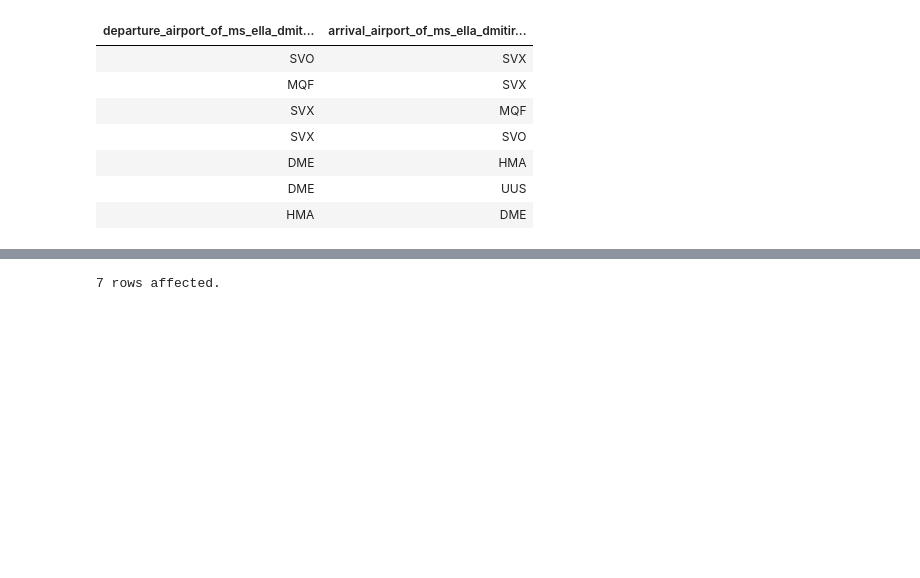
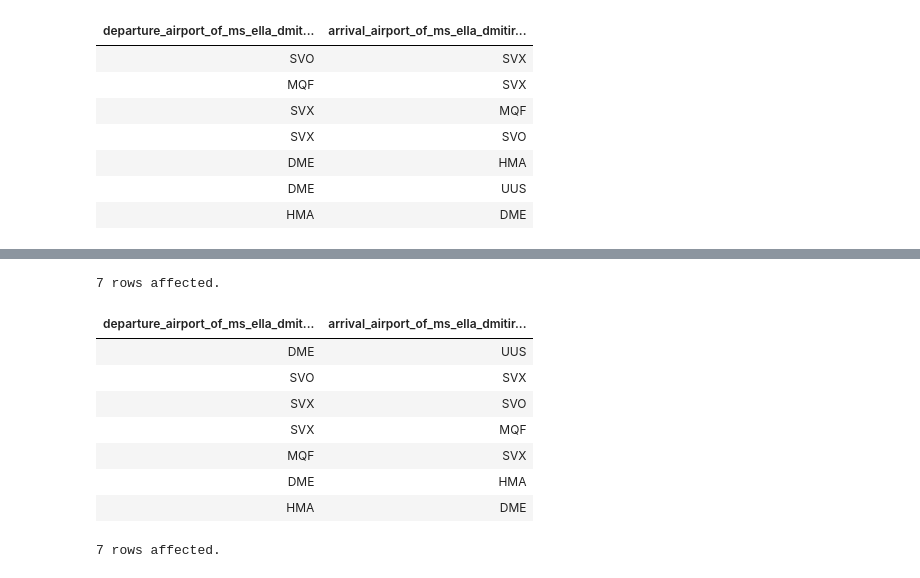
Before and after one commit to Posobiloff/GSOM3, a Jupyter notebook: Assignment16/SQL queries.ipynb, the cells around one changed output, grey strips where cells are left out. Saved outputs shown, nothing was run; the diff lists cells and outputs as text; code cells hidden in the pictures; blank space fills up the shorter version.

```diff
--- a/Assignment16/SQL queries.ipynb
+++ b/Assignment16/SQL queries.ipynb
@@ -268,3 +288,21 @@ WHERE flight_id in (SELECT flight_id
+# %%
+%%sql $CONNECT_DATA
+SELECT departure_airport as departure_airport_of_Ms_Ella_Dmitirieva,
+arrival_airport as arrival_airport_of_Ms_Ella_Dmitirieva
+FROM Flights
+JOIN Ticket_flights USING(flight_id)
+JOIN Tickets USING(ticket_no)
+WHERE passenger_name = 'ELLA DMITRIEVA'
+# %% [output]
+7 rows affected.
+| departure_airport_of_ms_ella_dmit... | arrival_airport_of_ms_ella_dmitir... |
+| DME | UUS |
+| SVO | SVX |
+| SVX | SVO |
+| SVX | MQF |
+| MQF | SVX |
+| DME | HMA |
+| HMA | DME |
 # %%
 #WOW, she travelled to my hometown (Magnitogorsk, MQF) even!
 # %%
```
Also changed, not shown: parts of 3 cells of this notebook, 1 other file.
